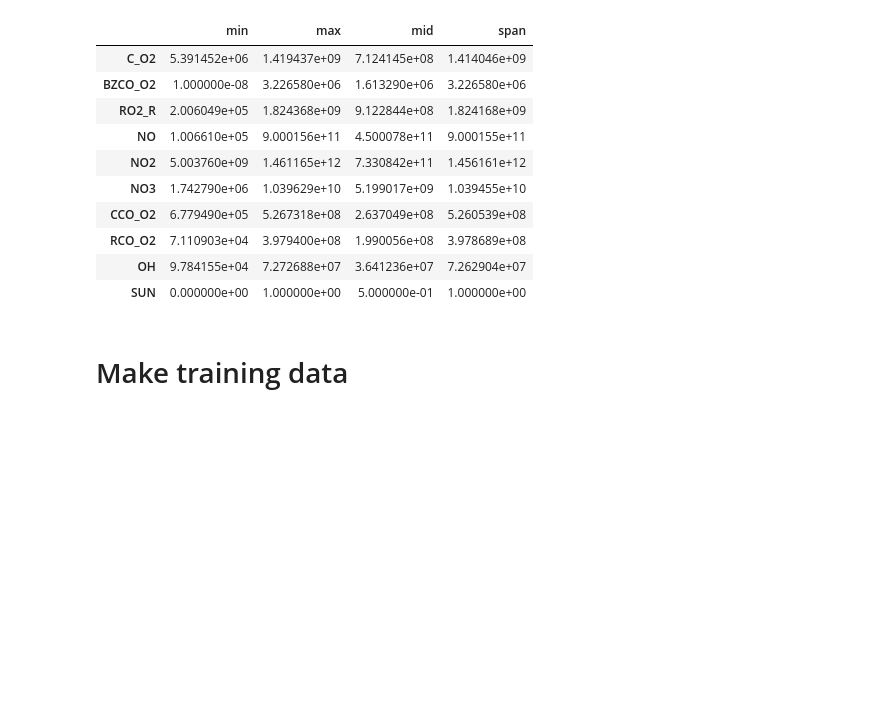
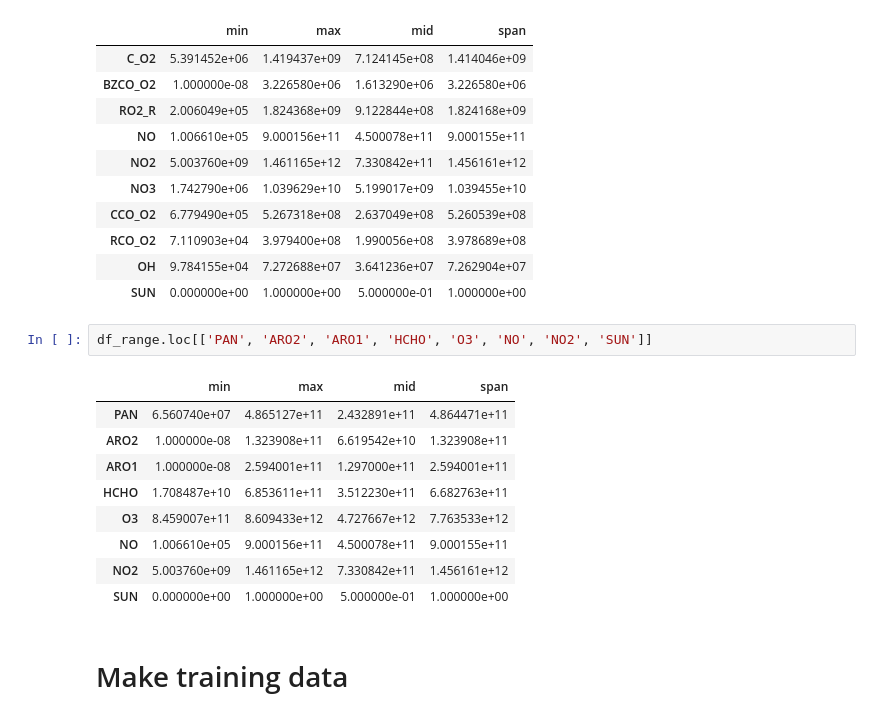
Before and after one commit to JiaweiZhuang/KPP, a Jupyter notebook: my_tests/saprc99/generate-data-and-fit.ipynb, the cells around one changed output. Drawn from its saved outputs; the diff is of its cells as text; blank space fills up the shorter version.

```diff
--- a/my_tests/saprc99/generate-data-and-fit.ipynb
+++ b/my_tests/saprc99/generate-data-and-fit.ipynb
@@ -43,6 +43,18 @@ df_range.tail(10)
 | RCO_O2 | 7.110903e+04 | 3.979400e+08 | 1.990056e+08 | 3.978689e+08 |
 | OH | 9.784155e+04 | 7.272688e+07 | 3.641236e+07 | 7.262904e+07 |
 | SUN | 0.000000e+00 | 1.000000e+00 | 5.000000e-01 | 1.000000e+00 |
+# %%
+df_range.loc[['PAN', 'ARO2', 'ARO1', 'HCHO', 'O3', 'NO', 'NO2', 'SUN']]
+# %% [output]
+|  | min | max | mid | span |
+| PAN | 6.560740e+07 | 4.865127e+11 | 2.432891e+11 | 4.864471e+11 |
+| ARO2 | 1.000000e-08 | 1.323908e+11 | 6.619542e+10 | 1.323908e+11 |
+| ARO1 | 1.000000e-08 | 2.594001e+11 | 1.297000e+11 | 2.594001e+11 |
+| HCHO | 1.708487e+10 | 6.853611e+11 | 3.512230e+11 | 6.682763e+11 |
+| O3 | 8.459007e+11 | 8.609433e+12 | 4.727667e+12 | 7.763533e+12 |
+| NO | 1.006610e+05 | 9.000156e+11 | 4.500078e+11 | 9.000155e+11 |
+| NO2 | 5.003760e+09 | 1.461165e+12 | 7.330842e+11 | 1.456161e+12 |
+| SUN | 0.000000e+00 | 1.000000e+00 | 5.000000e-01 | 1.000000e+00 |
 # %% [markdown]
 # Make training data
 # %%
```
Also changed, not shown: parts of 13 cells of this notebook, 1 other file.
